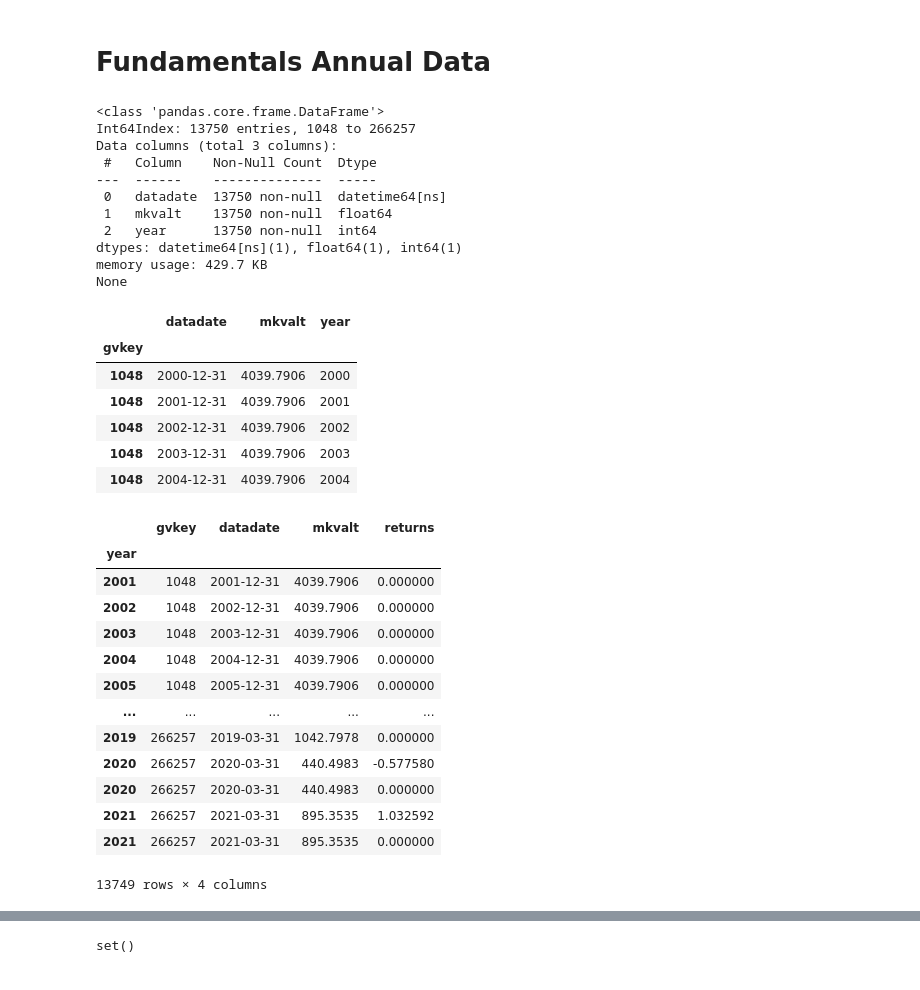
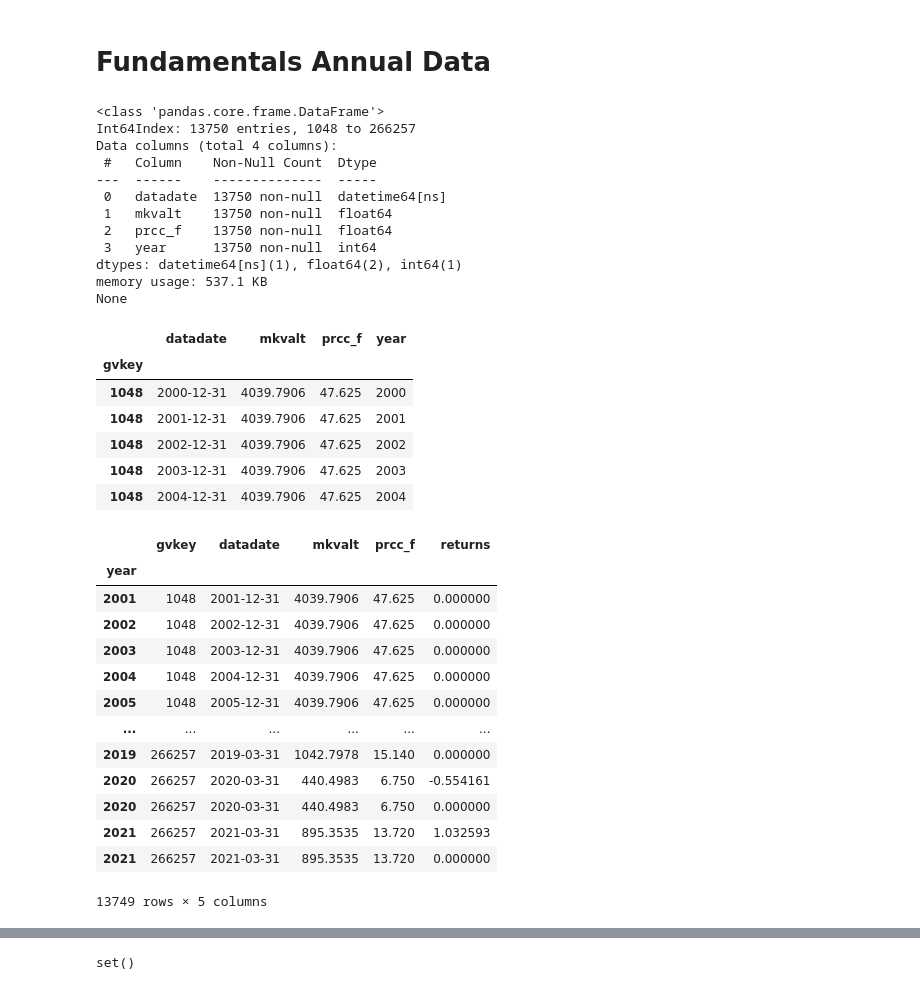
Before and after one commit to rohitashwachaks/fin-modelling, a Jupyter notebook: final_assignment/model/portfolio.ipynb, the cells around one changed output, grey strips where cells are left out. Cells and saved outputs as stored; diff of their text form; code cells hidden in the pictures.

```diff
--- a/final_assignment/model/portfolio.ipynb
+++ b/final_assignment/model/portfolio.ipynb
@@ -110,7 +110,8 @@ None
 # %% [markdown]
 # Fundamentals Annual Data
 # %%
-fundamentals_annuals_df = pd.read_csv('fundamentals.csv', index_col=0, usecols= ['gvkey','datadate','mkvalt']).bfill()
+fundamentals_annuals_df = pd.read_csv('funda_with_prices.csv', index_col=0, usecols= ['gvkey','datadate','prcc_f','mkvalt']).bfill()
+# fundamentals_annuals_df = pd.read_csv('fundamentals.csv', index_col=0, usecols= ['gvkey','datadate','mkvalt']).bfill()
 # fundamentals_annuals_df = pd.read_csv('annuals_data.csv', index_col=0, usecols= ['gvkey','datadate','mkvalt'])
 fundamentals_annuals_df.datadate = pd.to_datetime(fundamentals_annuals_df.datadate)
 fundamentals_annuals_df['year'] = fundamentals_annuals_df.datadate.dt.year
@@ -119,44 +120,45 @@ fundamentals_annuals_df.head()
 # %% [output]
 <class 'pandas.core.frame.DataFrame'>
 Int64Index: 13750 entries, 1048 to 266257
-Data columns (total 3 columns):
+Data columns (total 4 columns):
  #   Column    Non-Null Count  Dtype
 ---  ------    --------------  -----
  0   datadate  13750 non-null  datetime64[ns]
  1   mkvalt    13750 non-null  float64
- 2   year      13750 non-null  int64
-dtypes: datetime64[ns](1), float64(1), int64(1)
-memory usage: 429.7 KB
+ 2   prcc_f    13750 non-null  float64
+ 3   year      13750 non-null  int64
+dtypes: datetime64[ns](1), float64(2), int64(1)
+memory usage: 537.1 KB
 None
-|  | datadate | mkvalt | year |
-| gvkey |  |  |  |
-| 1048 | 2000-12-31 | 4039.7906 | 2000 |
-| 1048 | 2001-12-31 | 4039.7906 | 2001 |
-| 1048 | 2002-12-31 | 4039.7906 | 2002 |
-| 1048 | 2003-12-31 | 4039.7906 | 2003 |
-| 1048 | 2004-12-31 | 4039.7906 | 2004 |
+|  | datadate | mkvalt | prcc_f | year |
+| gvkey |  |  |  |  |
+| 1048 | 2000-12-31 | 4039.7906 | 47.625 | 2000 |
+| 1048 | 2001-12-31 | 4039.7906 | 47.625 | 2001 |
+| 1048 | 2002-12-31 | 4039.7906 | 47.625 | 2002 |
+| 1048 | 2003-12-31 | 4039.7906 | 47.625 | 2003 |
+| 1048 | 2004-12-31 | 4039.7906 | 47.625 | 2004 |
 # %%
 returns_df = fundamentals_annuals_df.copy()
 returns_df.reset_index(inplace=True)
 returns_df.set_index('year', inplace=True)
-returns_df['returns'] = returns_df.groupby('gvkey')['mkvalt'].ffill().pct_change()
+returns_df['returns'] = returns_df.groupby('gvkey')['prcc_f'].ffill().pct_change()
 returns_df.dropna(inplace= True)
 returns_df
 # %% [output]
-|  | gvkey | datadate | mkvalt | returns |
-| year |  |  |  |  |
-| 2001 | 1048 | 2001-12-31 | 4039.7906 | 0.000000 |
-| 2002 | 1048 | 2002-12-31 | 4039.7906 | 0.000000 |
-| 2003 | 1048 | 2003-12-31 | 4039.7906 | 0.000000 |
-| 2004 | 1048 | 2004-12-31 | 4039.7906 | 0.000000 |
-| 2005 | 1048 | 2005-12-31 | 4039.7906 | 0.000000 |
-| ... | ... | ... | ... | ... |
-| 2019 | 266257 | 2019-03-31 | 1042.7978 | 0.000000 |
-| 2020 | 266257 | 2020-03-31 | 440.4983 | -0.577580 |
-| 2020 | 266257 | 2020-03-31 | 440.4983 | 0.000000 |
-| 2021 | 266257 | 2021-03-31 | 895.3535 | 1.032592 |
-| 2021 | 266257 | 2021-03-31 | 895.3535 | 0.000000 |
+|  | gvkey | datadate | mkvalt | prcc_f | returns |
+| year |  |  |  |  |  |
+| 2001 | 1048 | 2001-12-31 | 4039.7906 | 47.625 | 0.000000 |
+| 2002 | 1048 | 2002-12-31 | 4039.7906 | 47.625 | 0.000000 |
+| 2003 | 1048 | 2003-12-31 | 4039.7906 | 47.625 | 0.000000 |
+| 2004 | 1048 | 2004-12-31 | 4039.7906 | 47.625 | 0.000000 |
+| 2005 | 1048 | 2005-12-31 | 4039.7906 | 47.625 | 0.000000 |
+| ... | ... | ... | ... | ... | ... |
+| 2019 | 266257 | 2019-03-31 | 1042.7978 | 15.140 | 0.000000 |
+| 2020 | 266257 | 2020-03-31 | 440.4983 | 6.750 | -0.554161 |
+| 2020 | 266257 | 2020-03-31 | 440.4983 | 6.750 | 0.000000 |
+| 2021 | 266257 | 2021-03-31 | 895.3535 | 13.720 | 1.032593 |
+| 2021 | 266257 | 2021-03-31 | 895.3535 | 13.720 | 0.000000 |
-13749 rows × 4 columns
+13749 rows × 5 columns
 # %%
 returns_df = pd.pivot_table(data = returns_df, columns = 'year', values='returns', index = 'gvkey').fillna(0.0)
 returns_df
```
Also changed, not shown: parts of 15 cells of this notebook, 2 other files.
